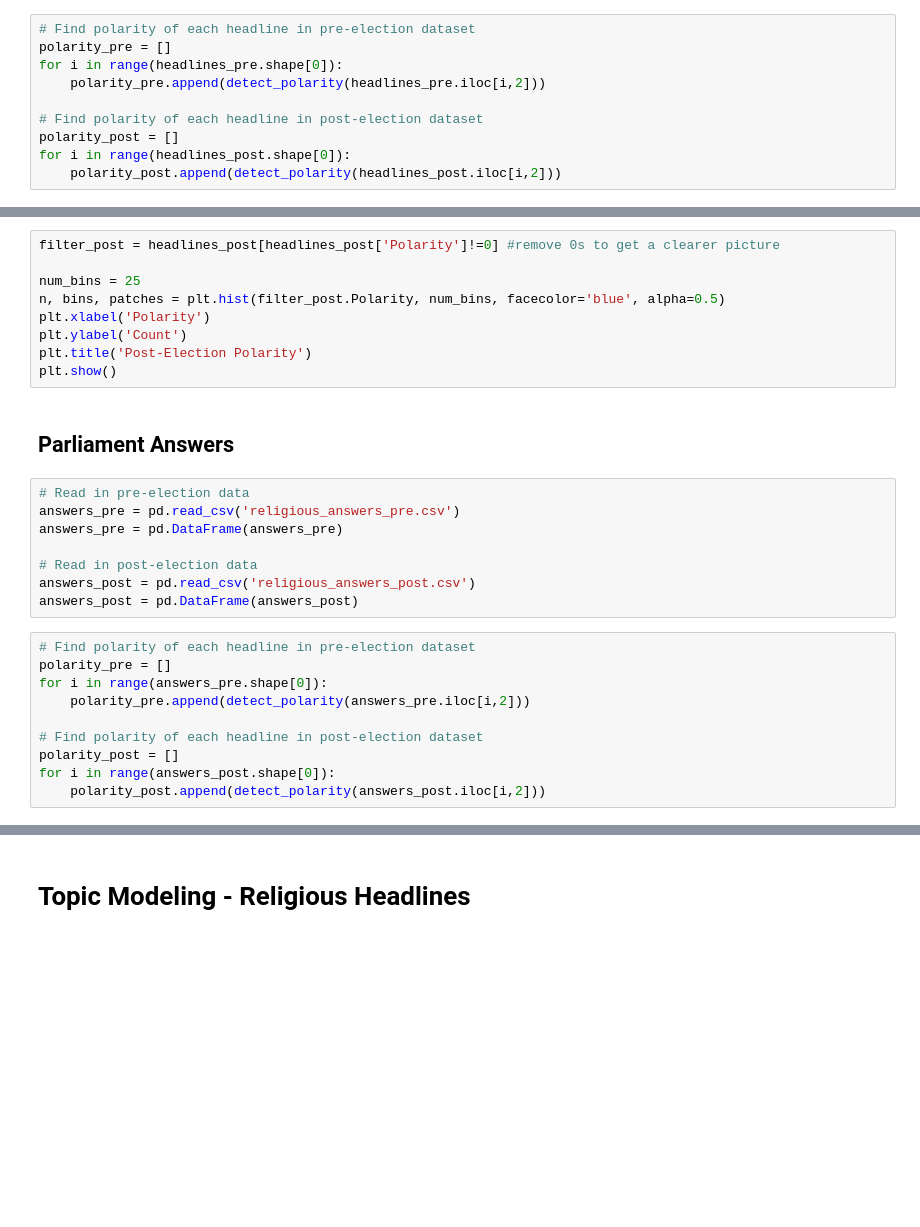
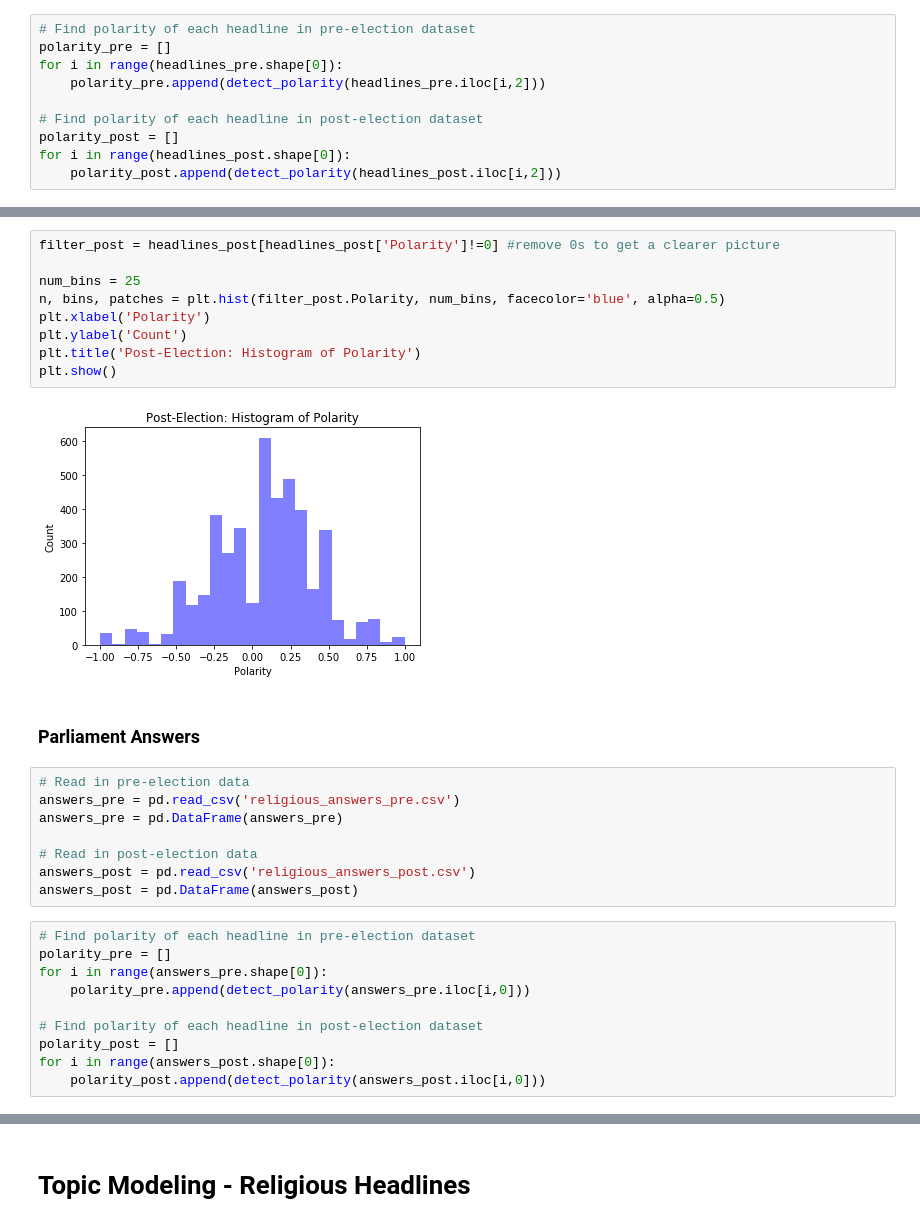
Before and after one commit to nathanderon/india_analysis_UDA, a Jupyter notebook: Final_Analysis.ipynb, the cells around one changed output, grey strips where cells are left out. Saved outputs shown, nothing was run; the diff lists cells and outputs as text; blank space fills up the shorter version.

```diff
--- a/Final_Analysis.ipynb
+++ b/Final_Analysis.ipynb
@@ -325,14 +361,16 @@ plt.show()
 # %%
 filter_post = headlines_post[headlines_post['Polarity']!=0] #remove 0s to get a clearer picture
 
 num_bins = 25
 n, bins, patches = plt.hist(filter_post.Polarity, num_bins, facecolor='blue', alpha=0.5)
 plt.xlabel('Polarity')
 plt.ylabel('Count')
-plt.title('Post-Election Polarity')
+plt.title('Post-Election: Histogram of Polarity')
 plt.show()
+# %% [output]
+[figure, added]
 # %% [markdown]
-## Parliament Answers
+### Parliament Answers
 # %%
 # Read in pre-election data
 answers_pre = pd.read_csv('religious_answers_pre.csv')
@@ -345,11 +383,11 @@ answers_post = pd.DataFrame(answers_post)
 # Find polarity of each headline in pre-election dataset
 polarity_pre = []
 for i in range(answers_pre.shape[0]):
-    polarity_pre.append(detect_polarity(answers_pre.iloc[i,2]))
+    polarity_pre.append(detect_polarity(answers_pre.iloc[i,0]))
 
 # Find polarity of each headline in post-election dataset
 polarity_post = []
 for i in range(answers_post.shape[0]):
-    polarity_post.append(detect_polarity(answers_post.iloc[i,2]))
+    polarity_post.append(detect_polarity(answers_post.iloc[i,0]))
 # %%
 # Add polarity scores to dataframe
```
Also changed, not shown: parts of 47 cells of this notebook.
